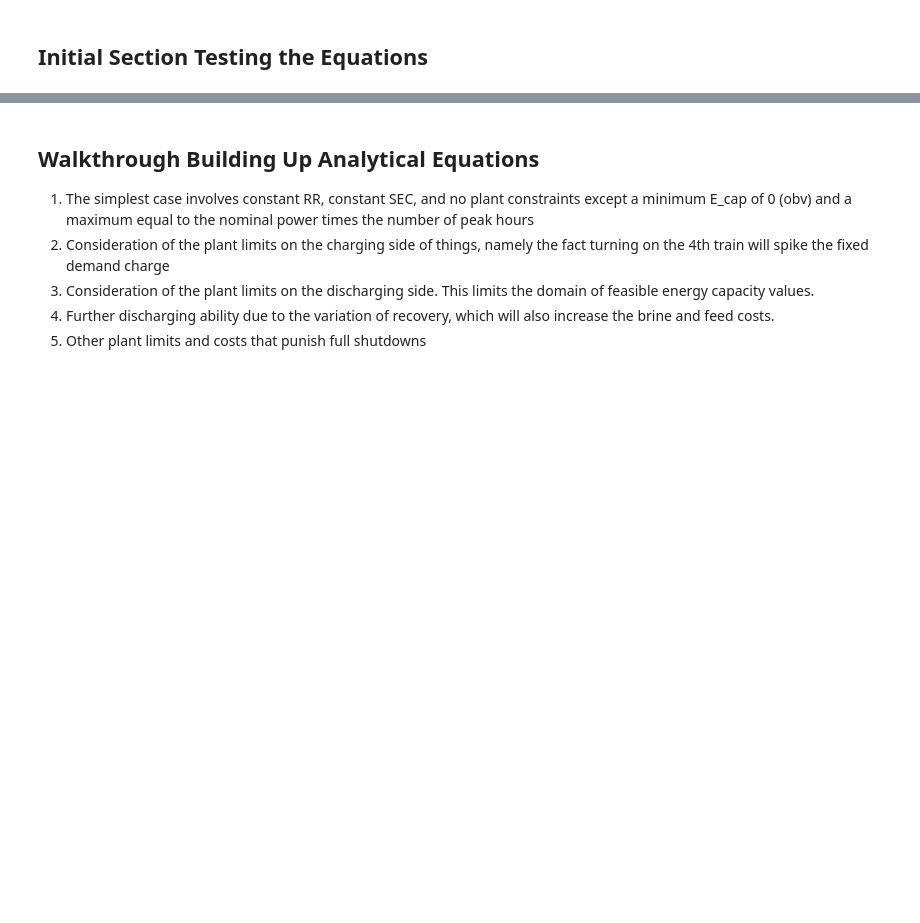
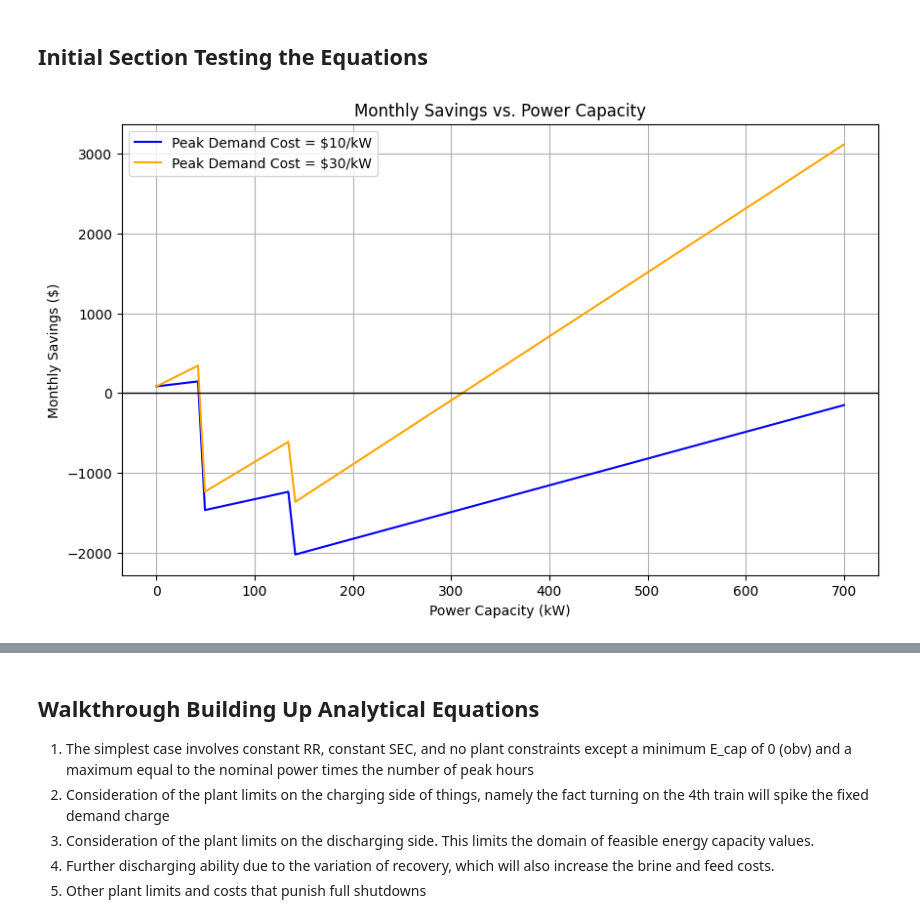
Before and after one commit to jakechurchi/watertap, a Jupyter notebook: tutorials/flex_ro/report/simple_savings.ipynb, the cells around one changed output, grey strips where cells are left out. Drawn from its saved outputs; the diff is of its cells as text; code cells hidden in the pictures; blank space fills up the shorter version.

```diff
--- a/tutorials/flex_ro/report/simple_savings.ipynb
+++ b/tutorials/flex_ro/report/simple_savings.ipynb
@@ -131,7 +131,7 @@ def calculate_monthly_savings(power_capacity_disc, plant_chars, electricity_rate
 # %%
 # Define the plant characteristics for # 0.925 RR
 wrd_plant_chars = {
-    "SEC": 0.44,
+    "SEC": 0.65,
     "Q_perm_min": 600 * 0.925,
     "power_base": 1102,
     "Q_perm_nom": 605 * 0.925,
@@ -146,33 +146,35 @@ sample_week_1_rate = {
     "num_peak_hrs": 35,
     "peak_demand_cost": 10,
     "off_peak_demand_cost": 20,
     "peak_consumption_cost": 0.15,
     "off_peak_consumption_cost": 0.10,
     "brine_disposal_cost": 0.15,
 }
 sample_week_2_rate = {
     "num_peak_hrs": 35,
     "peak_demand_cost": 30,
     "off_peak_demand_cost": 20,
     "peak_consumption_cost": 0.15,
     "off_peak_consumption_cost": 0.10,
     "brine_disposal_cost": 0.15,
 }
 
 x = np.linspace(0, 700, 100)
 y1 = calculate_monthly_savings(x, wrd_plant_chars, sample_week_1_rate)
 y2 = calculate_monthly_savings(x, wrd_plant_chars, sample_week_2_rate)
 
 plt.figure(figsize=(10, 6))
 plt.plot(x, y1, label="Peak Demand Cost = $10/kW", color="blue")
 plt.plot(x, y2, label="Peak Demand Cost = $30/kW", color="orange")
 plt.title("Monthly Savings vs. Power Capacity")
 plt.xlabel("Power Capacity (kW)")
 plt.ylabel("Monthly Savings ($)")
 plt.legend()
 plt.axhline(0, color="black", linestyle="-", linewidth=1)
 plt.grid(True)
 plt.show()
+# %% [output]
+[figure, added]
 # %%
 # Plot the savings for summer and winter rates
 # TODO: Make the formating changes suggested by Kurby/Mukta
```
Also changed, not shown: parts of 8 cells of this notebook, 4 other files.
